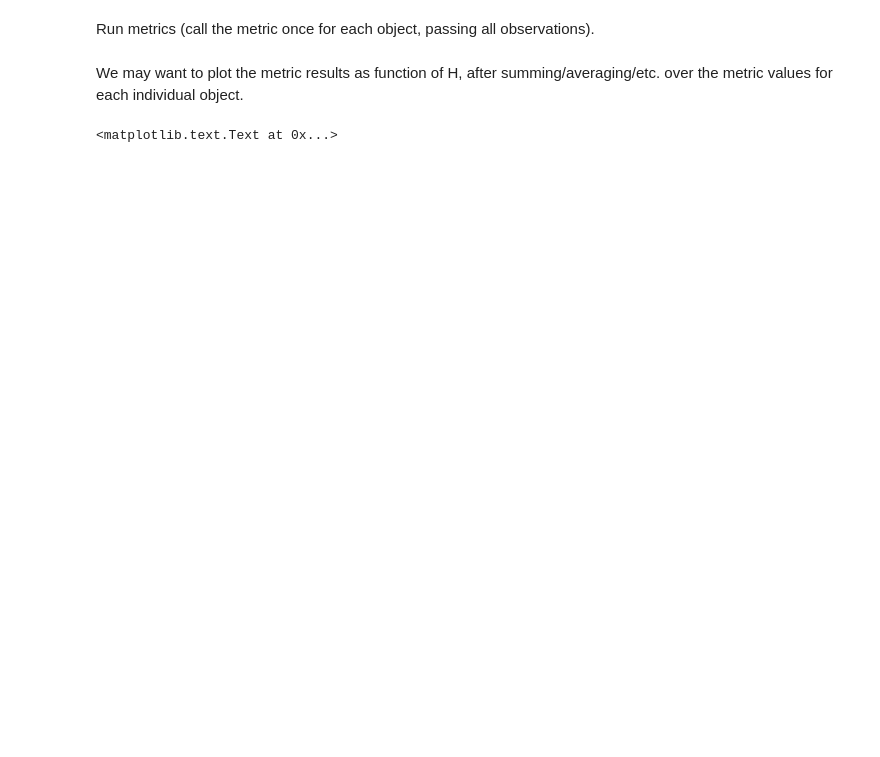
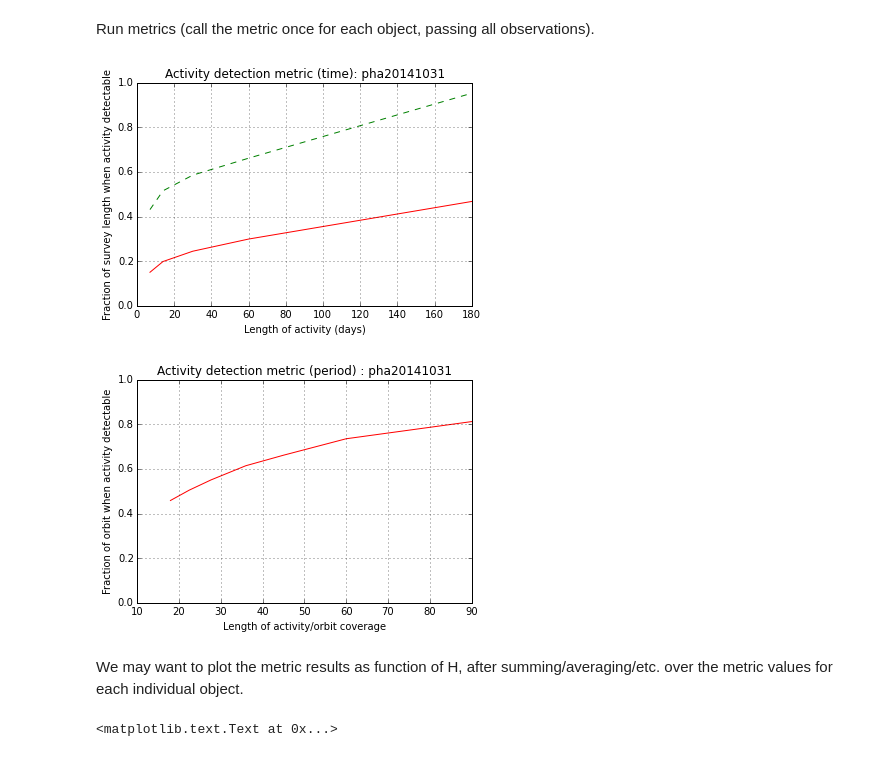
Before and after one commit to rhiannonlynne/MafSSO, a Jupyter notebook: Prototype SSO Metrics.ipynb, the cells around one changed output. Drawn from its saved outputs; the diff is of its cells as text; code cells hidden in the pictures; blank space fills up the shorter version.

```diff
--- a/Prototype SSO Metrics.ipynb
+++ b/Prototype SSO Metrics.ipynb
@@ -22,11 +22,13 @@ import matplotlib.pyplot as plt
 import pandas as pd
 # %%
 #orbitfile = 'mbas_1000.txt'
+#orbitfile = 'tnos_1000.txt'
 orbitfile = 'pha20141031.des'
-obsfile = orbitfile.replace('.des', '').replace('.txt','') + '_allObs.txt'
+outroot = orbitfile.replace('.des', '').replace('.txt', '')
+obsfile = outroot + '_allObs.txt'
 
-orbits = pd.read_table(orbitfile, sep='\s*')
+orbits = pd.read_table(orbitfile, sep='\s*', engine='python')
 orbits = orbits.to_records()
 
-obs = pd.read_table(obsfile, sep='\s*')
+obs = pd.read_table(obsfile, sep='\s*', engine='python')
 obs = obs.to_records()
@@ -115,0 +270,46 @@ completeness = Completeness(discoveries, Hrange, sNum)
+# %%
+# Plot the min/mean/max of the fraction of activity detection opportunities, over all objects
+meanFraction = np.zeros(len(windows), float)
+minFraction = np.zeros(len(windows), float)
+maxFraction = np.zeros(len(windows), float)
+
+for i, w in enumerate(windows):
+    meanFraction[i] = np.mean(activityT[w].swapaxes(0, 1)[0])
+    minFraction[i] = np.min(activityT[w].swapaxes(0, 1)[0])
+    maxFraction[i] = np.max(activityT[w].swapaxes(0, 1)[0])
+
+plt.figure()
+plt.plot(windows, meanFraction, 'r', label='Mean')
+plt.plot(windows, minFraction, 'b--', label='Min')
+plt.plot(windows, maxFraction, 'g--', label='Max')
+plt.xlabel('Length of activity (days)')
+plt.ylabel('Fraction of survey length when activity detectable')
+plt.title('Activity detection metric (time): %s' %(outroot))
+plt.grid()
+
+
+# Plot the min/mean/max of the fraction of activity detection opportunities, over all objects
+meanFraction = np.zeros(len(nbins), float)
+minFraction = np.zeros(len(nbins), float)
+maxFraction = np.zeros(len(nbins), float)
+
+for i, n in enumerate(nbins):
+    meanFraction[i] = np.mean(activityP[n].swapaxes(0, 1)[0])
+    minFraction[i] = np.min(activityP[n].swapaxes(0, 1)[0])
+    maxFraction[i] = np.max(activityP[n].swapaxes(0, 1)[0])
+
+plt.figure()
+x = 360/np.array(nbins, float)
+plt.plot(x, meanFraction, 'r', label='Mean')
+plt.plot(x, minFraction, 'b--', label='Min')
+plt.plot(x, maxFraction, 'g--', label='Max')
+plt.xlabel('Length of activity/orbit coverage')
+plt.ylabel('Fraction of orbit when activity detectable')
+plt.title('Activity detection metric (period) : %s' %(outroot))
+plt.grid()
+
+
+# to do: repeat at a range of H mags
+# %% [output]
+[figure, added]
+[figure, added]
```
Also changed, not shown: parts of 20 cells of this notebook, 1 other file.
